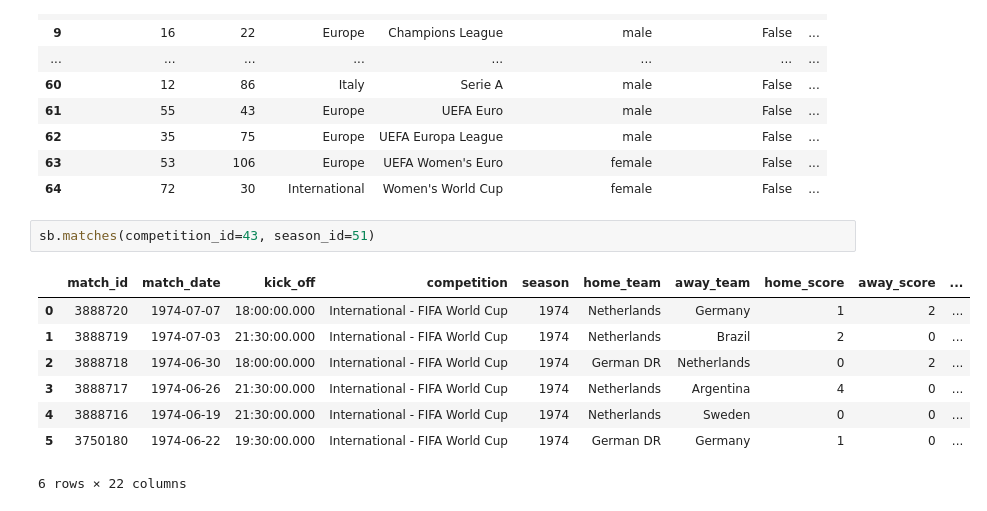
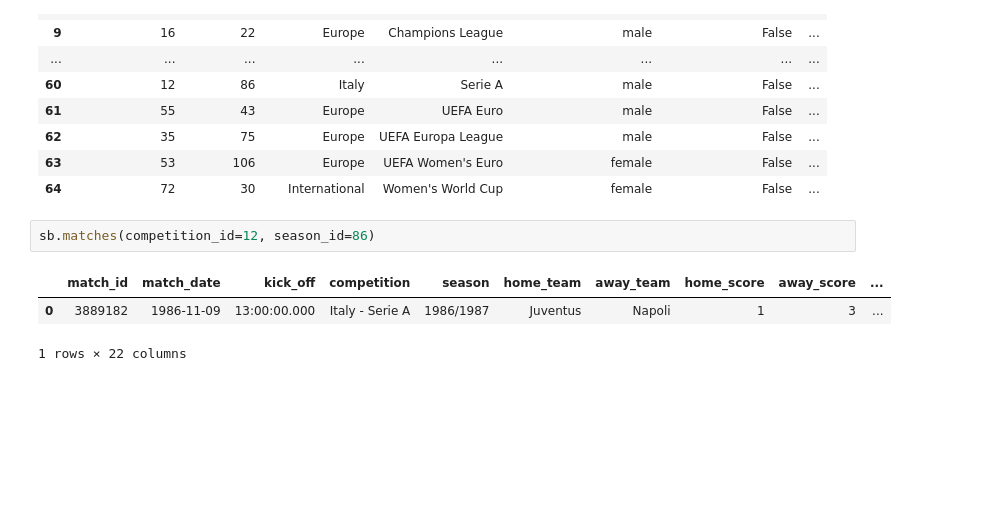
Before and after one commit to AugustSteff/Data-Analysis-in-football, a Jupyter notebook: Player_Reports/player_report.ipynb, the cells around one changed output. Cells and saved outputs as stored; diff of their text form; blank space fills up the shorter version.

```diff
--- a/Player_Reports/player_report.ipynb
+++ b/Player_Reports/player_report.ipynb
@@ -23,14 +29,9 @@ sb.competitions()
 | 63 | 53 | 106 | Europe | UEFA Women's Euro | female | False | ... |
 | 64 | 72 | 30 | International | Women's World Cup | female | False | ... |
 # %%
-sb.matches(competition_id=43, season_id=51)
+sb.matches(competition_id=12, season_id=86)
 # %% [output]
 |  | match_id | match_date | kick_off | competition | season | home_team | away_team | home_score | away_score | ... |
-| 0 | 3888720 | 1974-07-07 | 18:00:00.000 | International - FIFA World Cup | 1974 | Netherlands | Germany | 1 | 2 | ... |
-| 1 | 3888719 | 1974-07-03 | 21:30:00.000 | International - FIFA World Cup | 1974 | Netherlands | Brazil | 2 | 0 | ... |
-| 2 | 3888718 | 1974-06-30 | 18:00:00.000 | International - FIFA World Cup | 1974 | German DR | Netherlands | 0 | 2 | ... |
-| 3 | 3888717 | 1974-06-26 | 21:30:00.000 | International - FIFA World Cup | 1974 | Netherlands | Argentina | 4 | 0 | ... |
-| 4 | 3888716 | 1974-06-19 | 21:30:00.000 | International - FIFA World Cup | 1974 | Netherlands | Sweden | 0 | 0 | ... |
-| 5 | 3750180 | 1974-06-22 | 19:30:00.000 | International - FIFA World Cup | 1974 | German DR | Germany | 1 | 0 | ... |
+| 0 | 3889182 | 1986-11-09 | 13:00:00.000 | Italy - Serie A | 1986/1987 | Juventus | Napoli | 1 | 3 | ... |
-6 rows × 22 columns
+1 rows × 22 columns
 # %%
```
Also changed, not shown: parts of 6 cells of this notebook, 8 other files.
